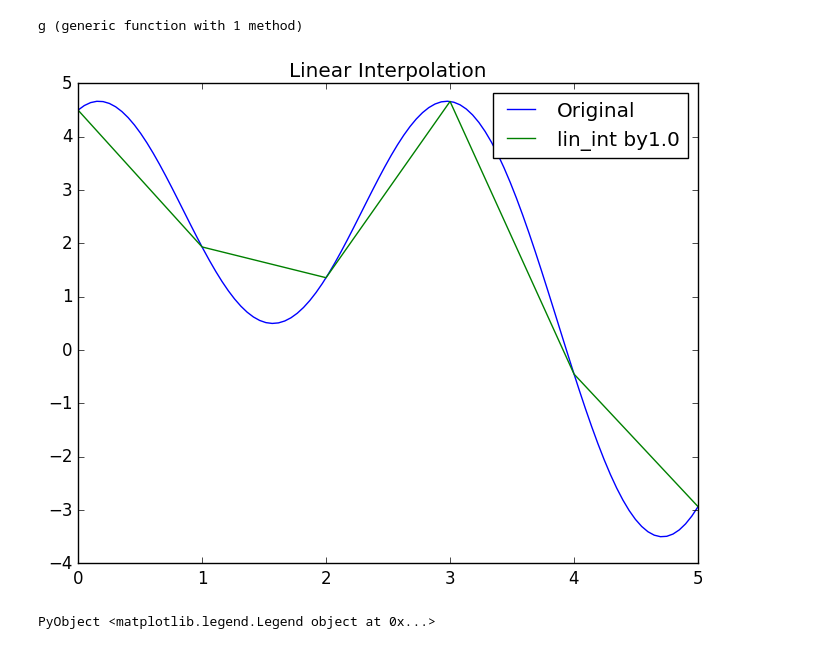
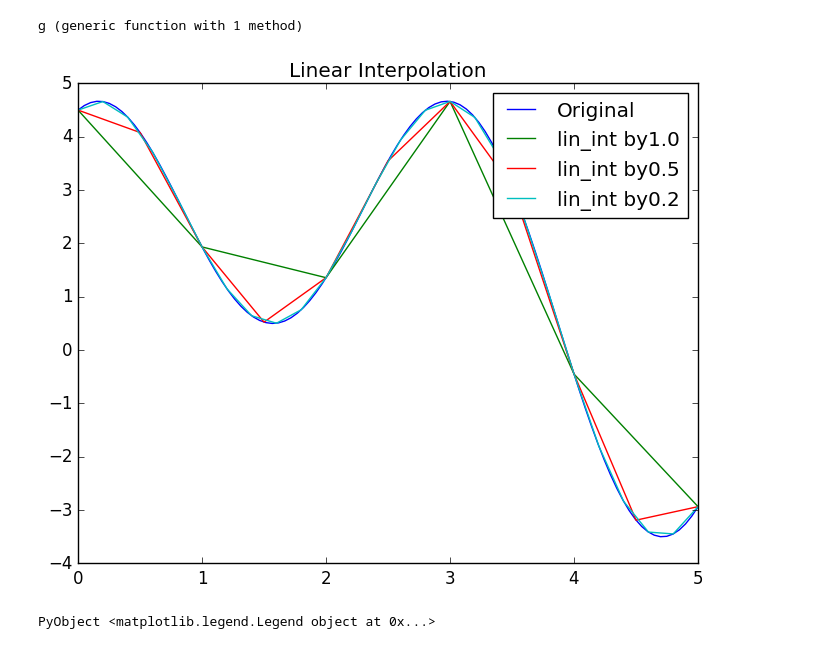
Before and after one commit to R-Tsushima/MyInterpolation.jl, a Jupyter notebook: linear-interpolation.ipynb, the cells around one changed output. Cells and saved outputs as stored; diff of their text form; code cells hidden in the pictures.

```diff
--- a/linear-interpolation.ipynb
+++ b/linear-interpolation.ipynb
@@ -31,21 +31,22 @@ func (generic function with 2 methods)
 g(x)=2*sin(x)+3*cos(2x)+1.5
 # %% [output]
 g (generic function with 1 method)
-# %%
-n=6
-grid=Array(Float64,n)
-vals=Array(Float64,n)
-for i in 1:n
-    grid[i]=i-1
-    vals[i]=g(i-1)
-end
 # %%
 using PyPlot
 x=linspace(0,5,100)
 plot(x,g(x),label="Original")
-plot(grid,vals,label="lin_int by1.0")
+units=[1,2,5]
+for i in 1:3
+    grid=Array(Float64,5*units[i]+1)
+    vals=Array(Float64,5*units[i]+1)
+    for j in 1:5*units[i]+1
+        grid[j]=(j-1)/units[i]
+        vals[j]=g((j-1)/units[i])
+    end
+    plot(grid,vals,label="lin_int by$(1/units[i])")
+end
 title("Linear Interpolation")
 legend()
 # %% [output]
-[figure, old version]
+[figure, new version]
 PyObject <matplotlib.legend.Legend object at 0x...>
```
